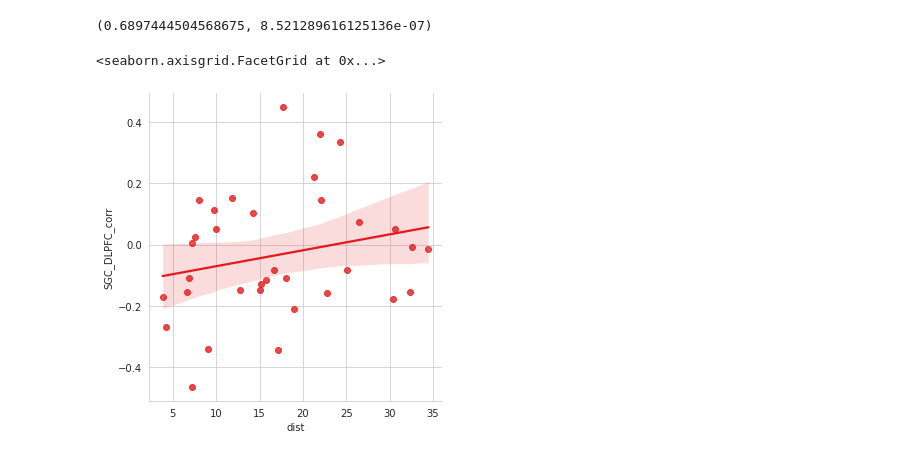
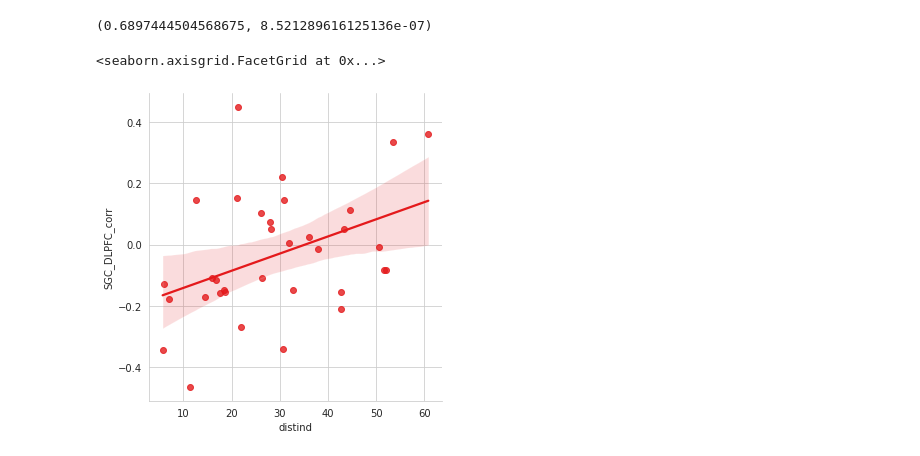
Before and after one commit to argyelan/Publications, a Jupyter notebook: MFG-orientation/MFG-TMSCOIL-ORIENTATION-tp.ipynb, the cells around one changed output. Drawn from its saved outputs; the diff is of its cells as text; code cells hidden in the pictures.

```diff
--- a/MFG-orientation/MFG-TMSCOIL-ORIENTATION-tp.ipynb
+++ b/MFG-orientation/MFG-TMSCOIL-ORIENTATION-tp.ipynb
@@ -476,8 +479,8 @@ sns.lmplot(data=alldata, x= 'median_x', y='median_y')
 scipy.stats.pearsonr(alldata['median_x'], alldata['median_y'])
 # %% [output]
 (0.6897444504568675, 8.521289616125136e-07)
-# %%
-sns.lmplot(data=alldata2, x= 'dist', y='SGC_DLPFC_corr') #as expected the closer to the peak the more negative the correlation
-# %% [output]
-<seaborn.axisgrid.FacetGrid at 0x...>
-[figure, removed]
+# %%
+sns.lmplot(data=alldata2, x= 'distind', y='SGC_DLPFC_corr') #as expected the closer to the peak the more negative the correlation
+# %% [output]
+<seaborn.axisgrid.FacetGrid at 0x...>
+[figure, added]
```
Also changed, not shown: parts of 22 cells of this notebook.
